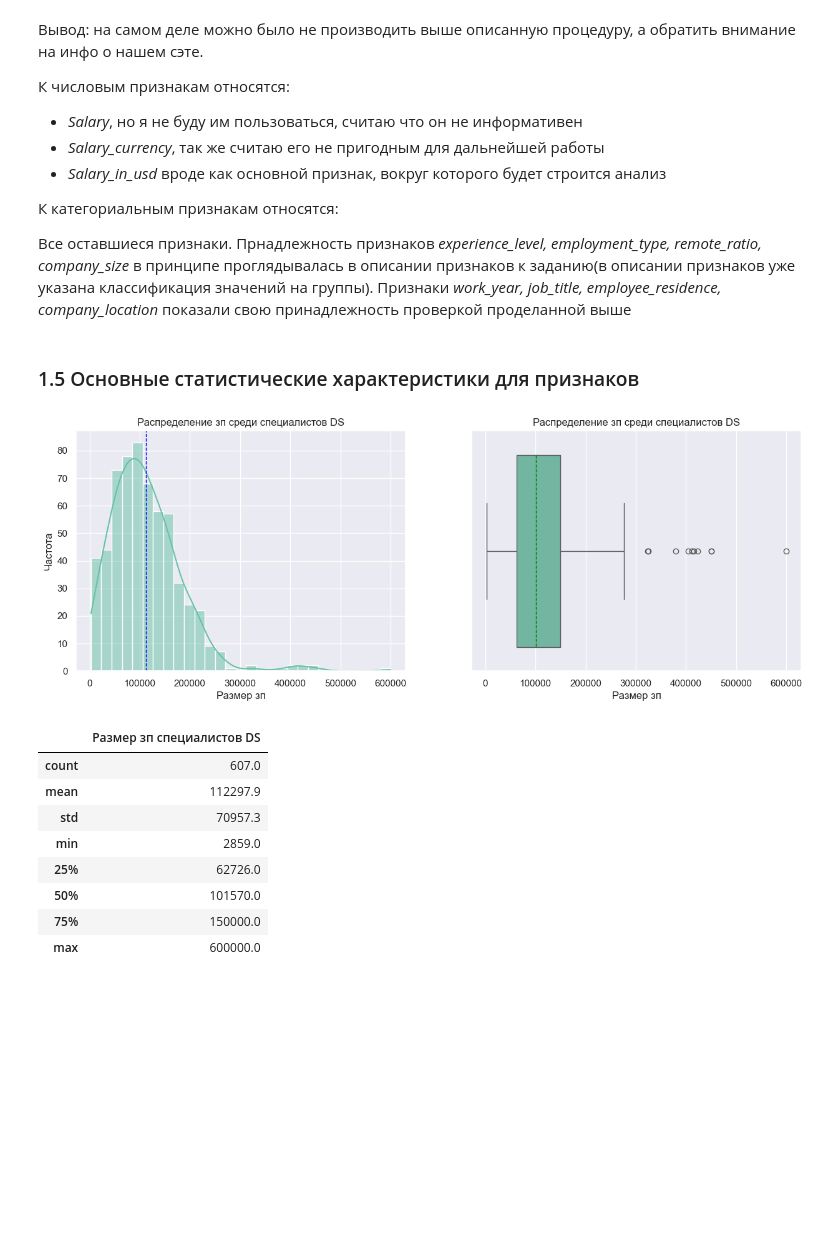
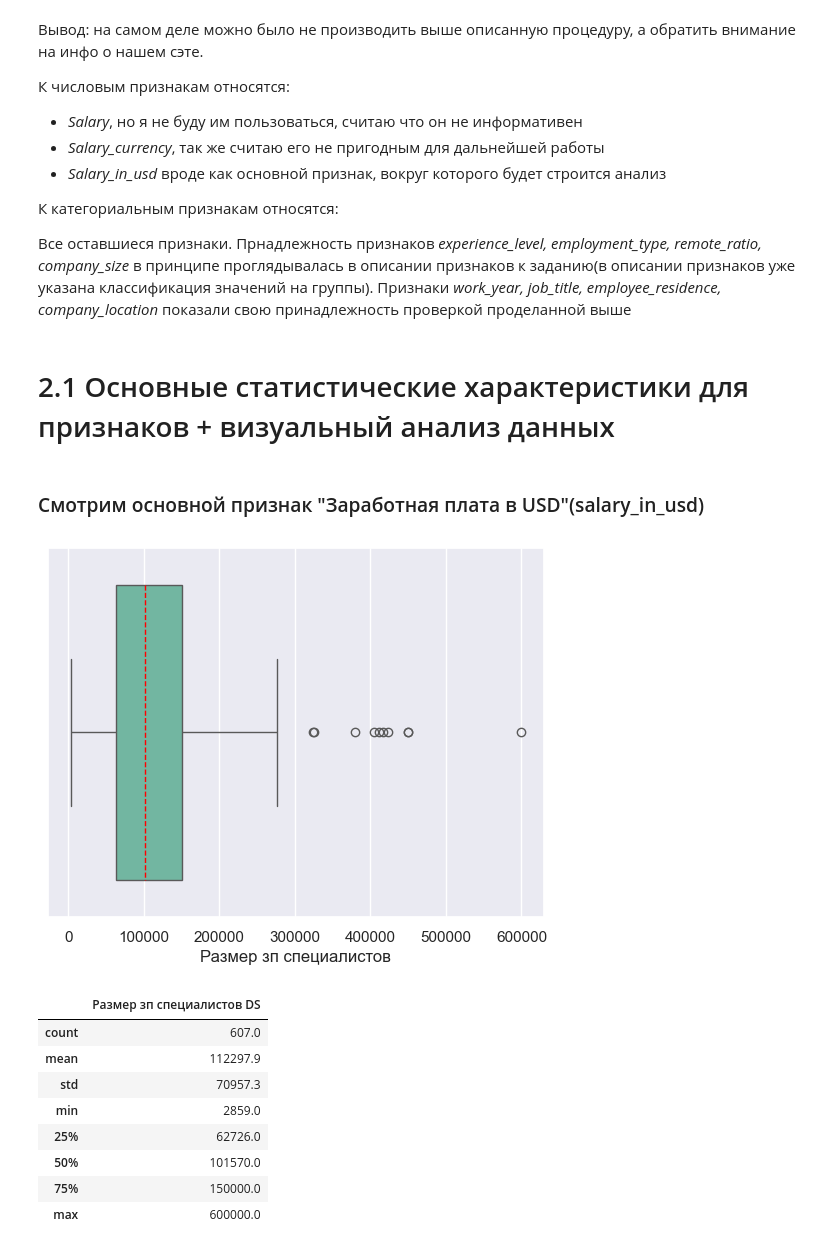
Before and after one commit to schdlr50/SF_EDA_4, a Jupyter notebook: final task.ipynb, the cells around one changed output. Drawn from its saved outputs; the diff is of its cells as text; code cells hidden in the pictures; blank space fills up the shorter version.

```diff
--- a/final task.ipynb
+++ b/final task.ipynb
@@ -168,19 +168,14 @@ print("Кол-во уникальных значений в признаке 'с
 
 Все оставшиеся признаки. Прнадлежность признаков *experience_level, employment_type, remote_ratio, company_size* в принципе проглядывалась в описании признаков к заданию(в описании признаков уже указана классификация значений на группы). Признаки *work_year, job_title, employee_residence, company_location* показали свою принадлежность проверкой проделанной выше
 # %% [markdown]
-### 1.5 Основные статистические характеристики для признаков
+# 2.1 Основные статистические характеристики для признаков + визуальный анализ данных
-# %%
-# Смотрим основной признак - зп в USD
-fig, axes = plt.subplots(1, 2, figsize=(15, 5))
-sns.histplot(data['salary_in_usd'], kde=True, ax=axes[0])
-axes[0].set(xlabel='Размер зп', ylabel='Частота')
-axes[0].set_title('Распределение зп среди специалистов DS')
-axes[0].axvline(data['salary_in_usd'].mean(), color='blue', linestyle='--', linewidth=1)
-
-sns.boxplot(data['salary_in_usd'], ax=axes[1], orient='h', medianprops={"color": "green", "linestyle": "--"})
-axes[1].set(xlabel='Размер зп')
-axes[1].set_title('Распределение зп среди специалистов DS')
-plt.show()
-# %% [output]
-[figure, removed]
+# %% [markdown]
+### Смотрим основной признак "Заработная плата в USD"(salary_in_usd)
+# %%
+# для начала просто глянем распределение
+ax=sns.boxplot(data['salary_in_usd'], orient='h', medianprops={"color": "red", "linestyle": "--"})
+ax.set(xlabel='Размер зп специалистов')
+plt.show()
+# %% [output]
+[figure, added]
 # %%
```
Also changed, not shown: parts of 27 cells of this notebook, 1 other file.
